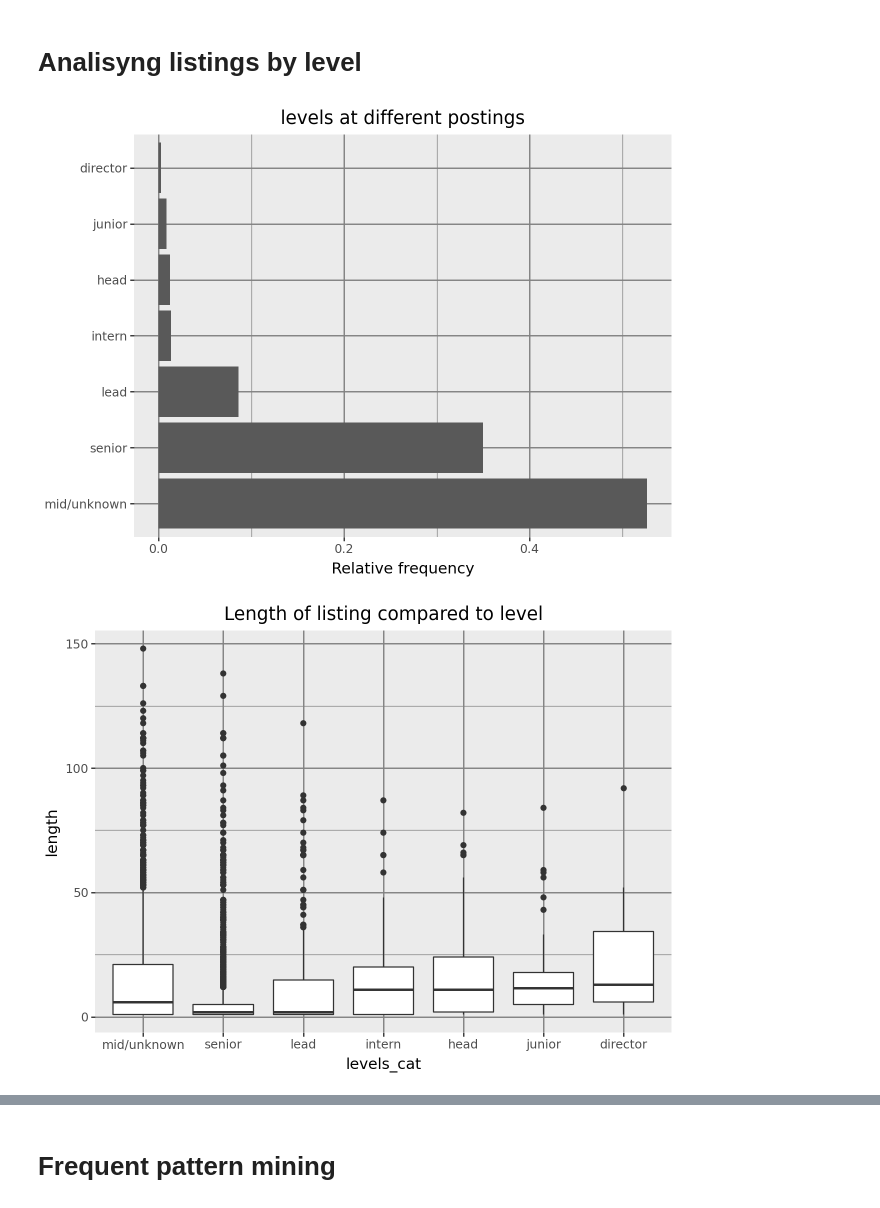
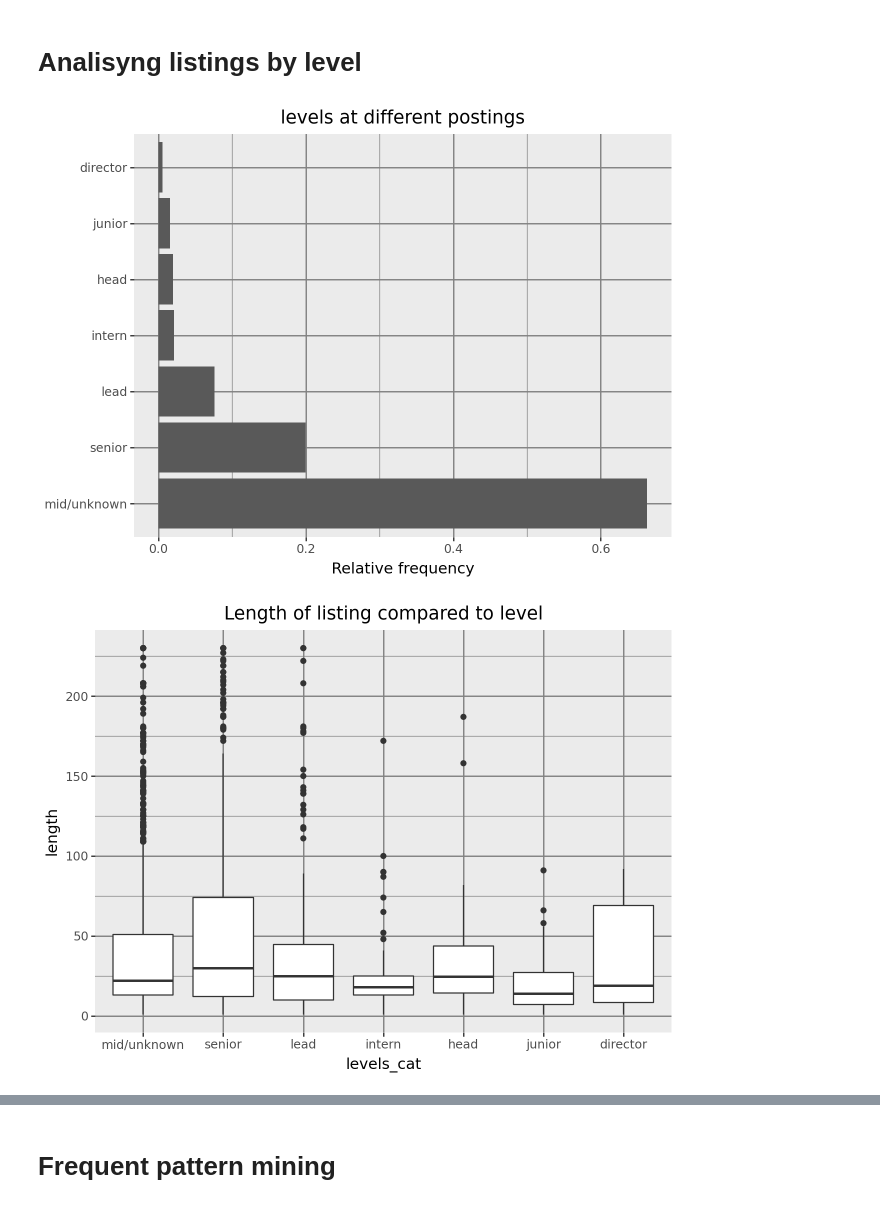
Before and after one commit to m2ger2020/listings, a Jupyter notebook: projekt.ipynb, the cells around one changed output, grey strips where cells are left out. Cells and saved outputs as stored; diff of their text form; code cells hidden in the pictures.

```diff
--- a/projekt.ipynb
+++ b/projekt.ipynb
@@ -181,7 +181,7 @@ def process_job_data(data):
 # Example usage
 # data = pd.read_csv('your_input_file.csv')  # Load your input data
 #nd = data.copy()
-#new_data = process_job_data(data)
+df2 = process_job_data(data.copy())
 #new_data.to_csv('new_data3442!!!.csv', index=False)  # Save processed data
 # %%
 """
@@ -456,11 +509,11 @@ domain_cat=pd.Categorical(df_top['company_name'], categories=company_name_sorted
 # %% [markdown]
 # Analisyng listings by level
 # %%
-levels_sorted=df['level'].value_counts().index.tolist()
-levels_cat=pd.Categorical(df['level'], categories=levels_sorted)
+levels_sorted=df2['level'].value_counts().index.tolist()
+levels_cat=pd.Categorical(df2['level'], categories=levels_sorted)
 
 ( p9.ggplot(
-    data=df,
+    data=df2,
     mapping=p9.aes(x='levels_cat',y=p9.after_stat('count / np.sum(count)'))
 )
 + p9.geom_bar()
@@ -474,21 +527,21 @@ levels_cat=pd.Categorical(df['level'], categories=levels_sorted)
     )
 )
 # %% [output]
-[figure, old version]
+[figure, new version]
 # %%
 ( p9.ggplot(
-    data=df,
+    data=df2,
     mapping=p9.aes(x='levels_cat',y='length')
 )
 + p9.geom_boxplot()
 + p9.ggtitle("Length of listing compared to level")
 + p9.theme(
    plot_background=p9.element_blank(),
    panel_grid_major=p9.element_line(color="gray"),
    panel_grid_minor=p9.element_line(color="gray")
     )
 )
 # %% [output]
-[figure, old version]
+[figure, new version]
 # %%
 ( p9.ggplot(
```
Also changed, not shown: parts of 18 cells of this notebook.
